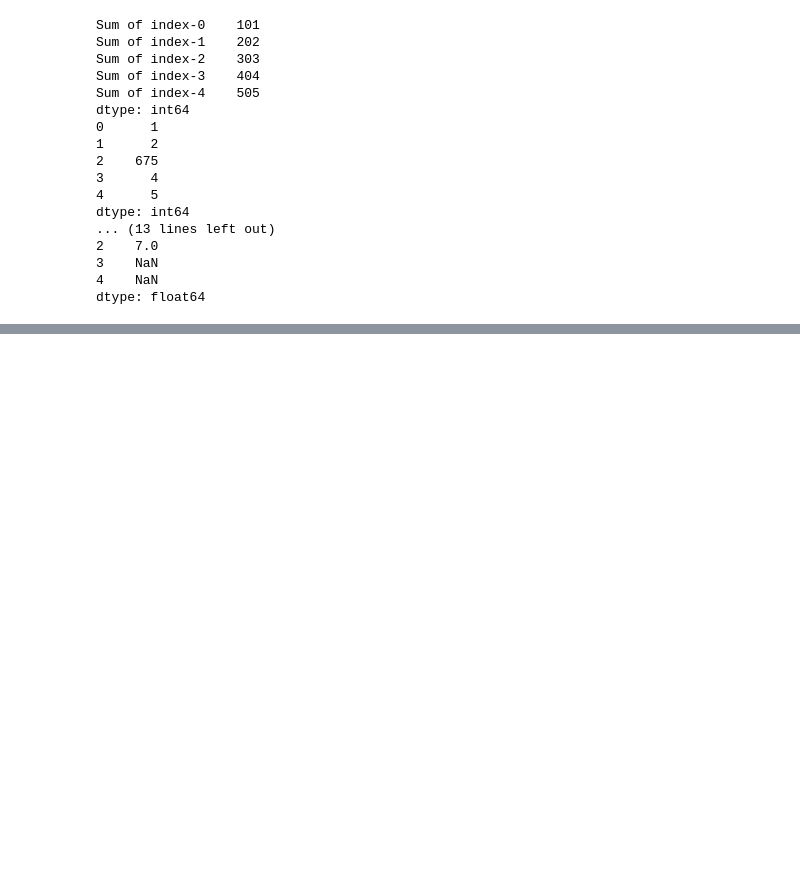
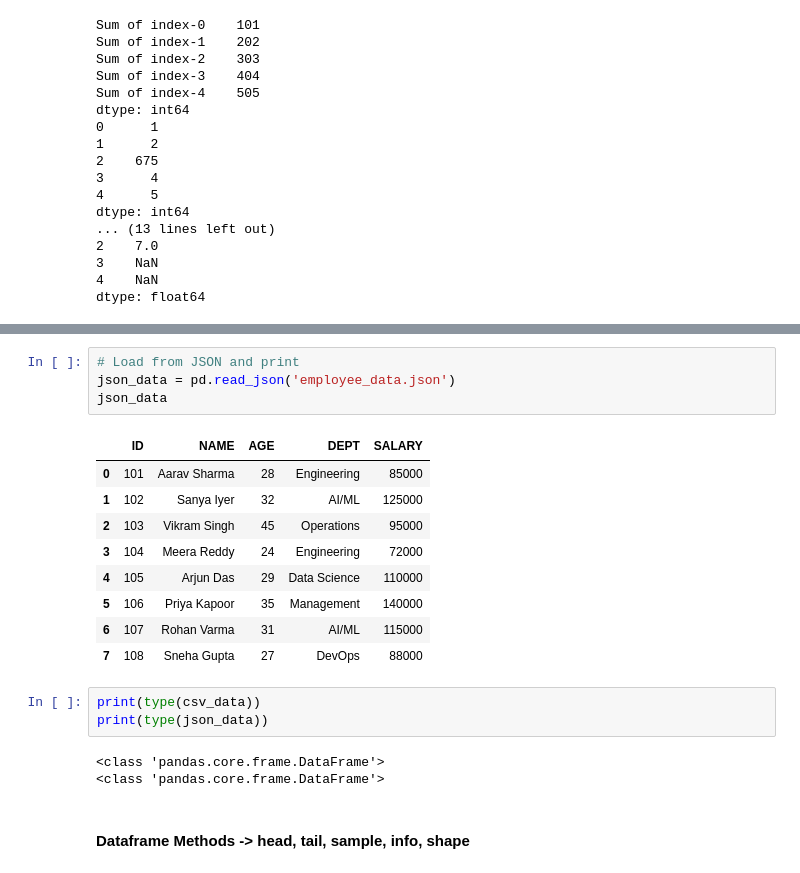
Before and after one commit to Sonu64/Prime_AI_ML, a Jupyter notebook: Module_12_Pandas_01/pandas.ipynb, the cells around one changed output, grey strips where cells are left out. Saved outputs shown, nothing was run; the diff lists cells and outputs as text; blank space fills up the shorter version.

```diff
--- a/Module_12_Pandas_01/pandas.ipynb
+++ b/Module_12_Pandas_01/pandas.ipynb
@@ -97,0 +211,22 @@ dtype: float64
+# %%
+# Load from JSON and print
+json_data = pd.read_json('employee_data.json')
+json_data
+# %% [output]
+|  | ID | NAME | AGE | DEPT | SALARY |
+| 0 | 101 | Aarav Sharma | 28 | Engineering | 85000 |
+| 1 | 102 | Sanya Iyer | 32 | AI/ML | 125000 |
+| 2 | 103 | Vikram Singh | 45 | Operations | 95000 |
+| 3 | 104 | Meera Reddy | 24 | Engineering | 72000 |
+| 4 | 105 | Arjun Das | 29 | Data Science | 110000 |
+| 5 | 106 | Priya Kapoor | 35 | Management | 140000 |
+| 6 | 107 | Rohan Varma | 31 | AI/ML | 115000 |
+| 7 | 108 | Sneha Gupta | 27 | DevOps | 88000 |
+# %%
+print(type(csv_data))
+print(type(json_data))
+# %% [output]
+<class 'pandas.core.frame.DataFrame'>
+<class 'pandas.core.frame.DataFrame'>
+# %% [markdown]
+#### Dataframe Methods -> head, tail, sample, info, shape
```
Also changed, not shown: parts of 21 cells of this notebook, 2 other files.
